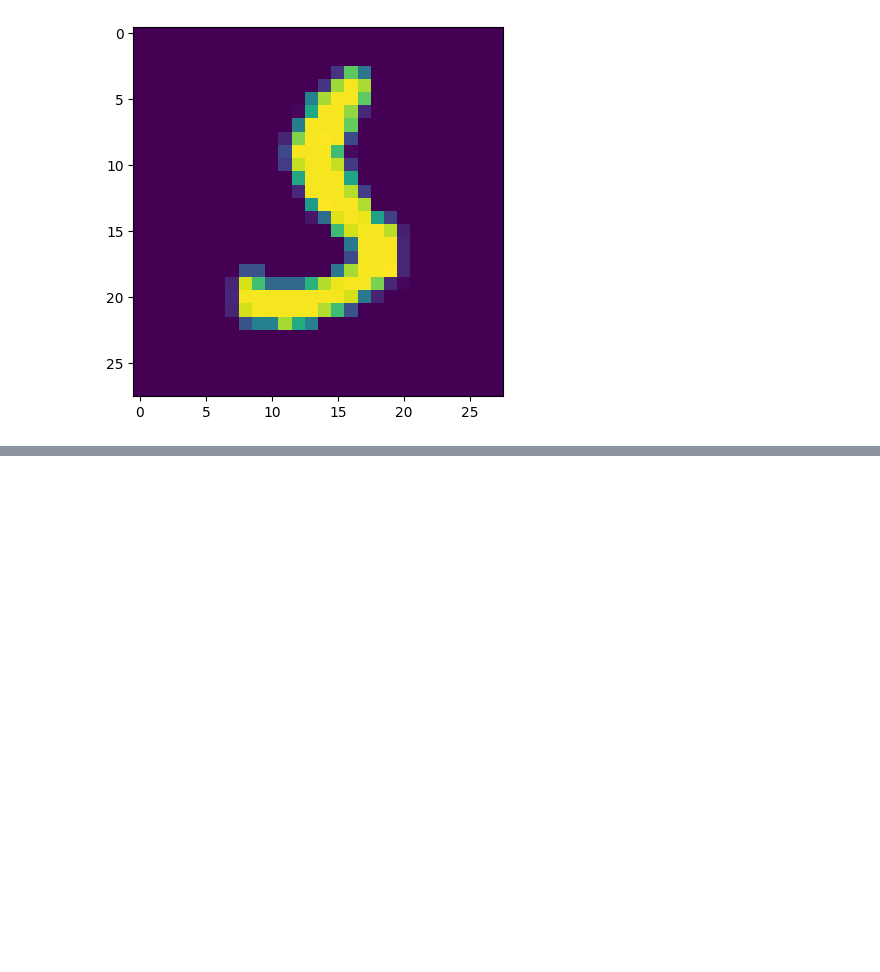
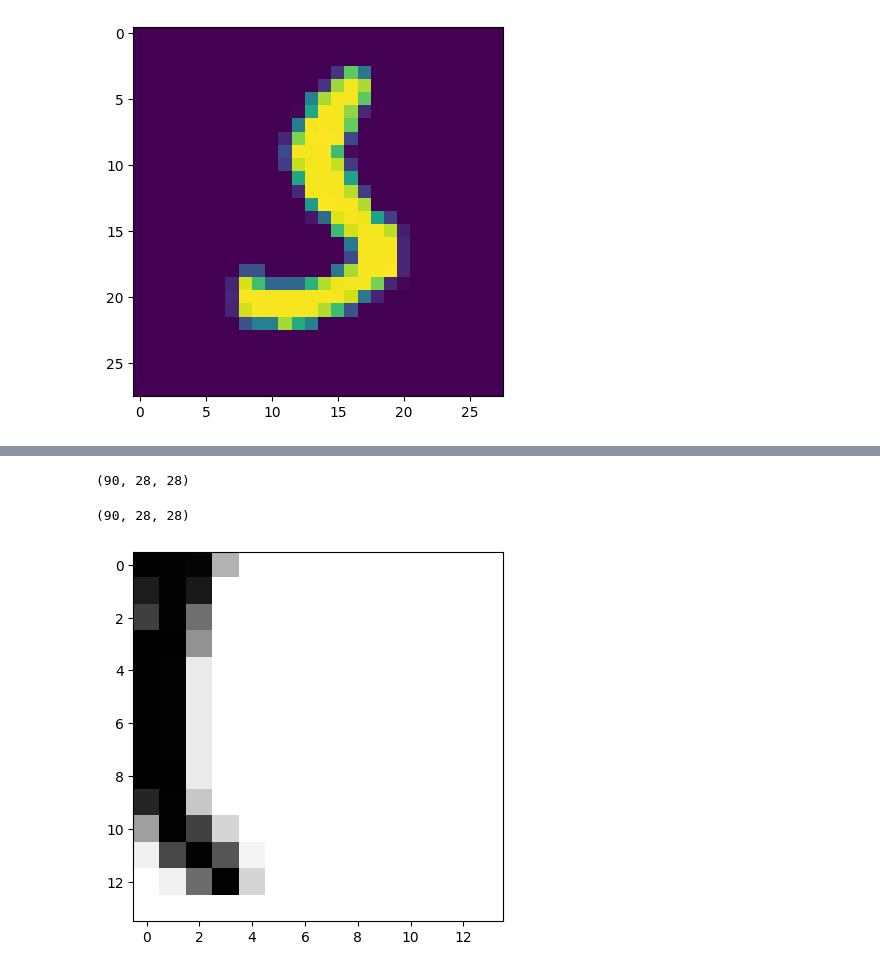
Before and after one commit to jewons91/dl-dev, a Jupyter notebook: ch02/케라스에서 mnist 이미지분류.ipynb, the cells around one changed output, grey strips where cells are left out. Saved outputs shown, nothing was run; the diff lists cells and outputs as text; code cells hidden in the pictures; blank space fills up the shorter version.

```diff
--- a/ch02/케라스에서 mnist 이미지분류.ipynb
+++ b/ch02/케라스에서 mnist 이미지분류.ipynb
@@ -237,0 +283,17 @@ for idx in false_labels_indexs[:5]:
+# %%
+my_slice = train_images[10:100]
+my_slice.shape
+# %% [output]
+(90, 28, 28)
+# %%
+my_slice = train_images[10:100, 0:28, 0:28]
+my_slice.shape
+# %% [output]
+(90, 28, 28)
+# %%
+my_slice = train_images[:, 14:, 14:]
+my_slice.shape
+plt.imshow(my_slice[4], cmap=plt.cm.binary)
+plt.show()
+# %% [output]
+[figure, added]
```
Also changed, not shown: parts of 12 cells of this notebook.
